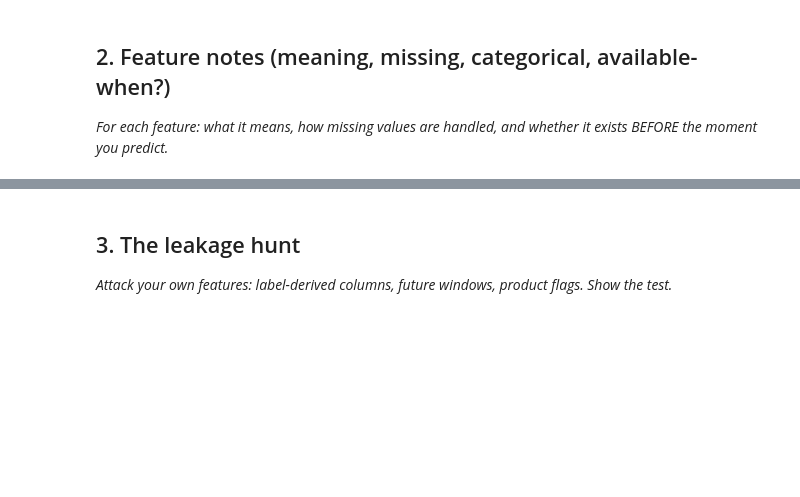
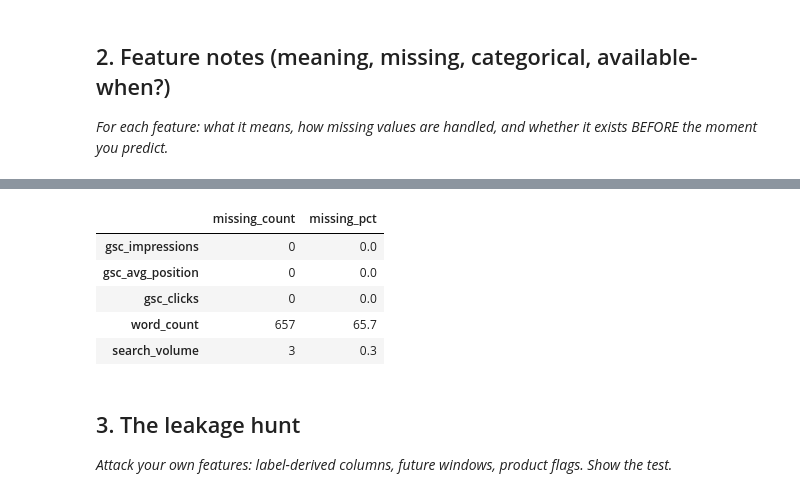
Before and after one commit to Priyaa1904/Flyrank-ML-Internship-Starter, a Jupyter notebook: work/notebooks/w03_feature_leakage_check.ipynb, the cells around one changed output, grey strips where cells are left out. Cells and saved outputs as stored; diff of their text form; code cells hidden in the pictures; blank space fills up the shorter version.

```diff
--- a/work/notebooks/w03_feature_leakage_check.ipynb
+++ b/work/notebooks/w03_feature_leakage_check.ipynb
@@ -23,3 +120,35 @@ This skeleton is yours to fill. Work the sections **in order** — each one has
+# %%
+# Check missingness in the five model features
+
+model_features = [
+    "gsc_impressions",
+    "gsc_avg_position",
+    "gsc_clicks",
+    "word_count",
+    "search_volume"
+]
+
+missing_summary = (
+    feature_vector[model_features]
+    .isna()
+    .sum()
+    .to_frame("missing_count")
+)
+
+missing_summary["missing_pct"] = (
+    missing_summary["missing_count"]
+    / len(feature_vector)
+    * 100
+)
+
+missing_summary
+# %% [output]
+|  | missing_count | missing_pct |
+| gsc_impressions | 0 | 0.0 |
+| gsc_avg_position | 0 | 0.0 |
+| gsc_clicks | 0 | 0.0 |
+| word_count | 657 | 65.7 |
+| search_volume | 3 | 0.3 |
 # %% [markdown]
 ## 3. The leakage hunt
 
```
Also changed, not shown: parts of 18 cells of this notebook.
